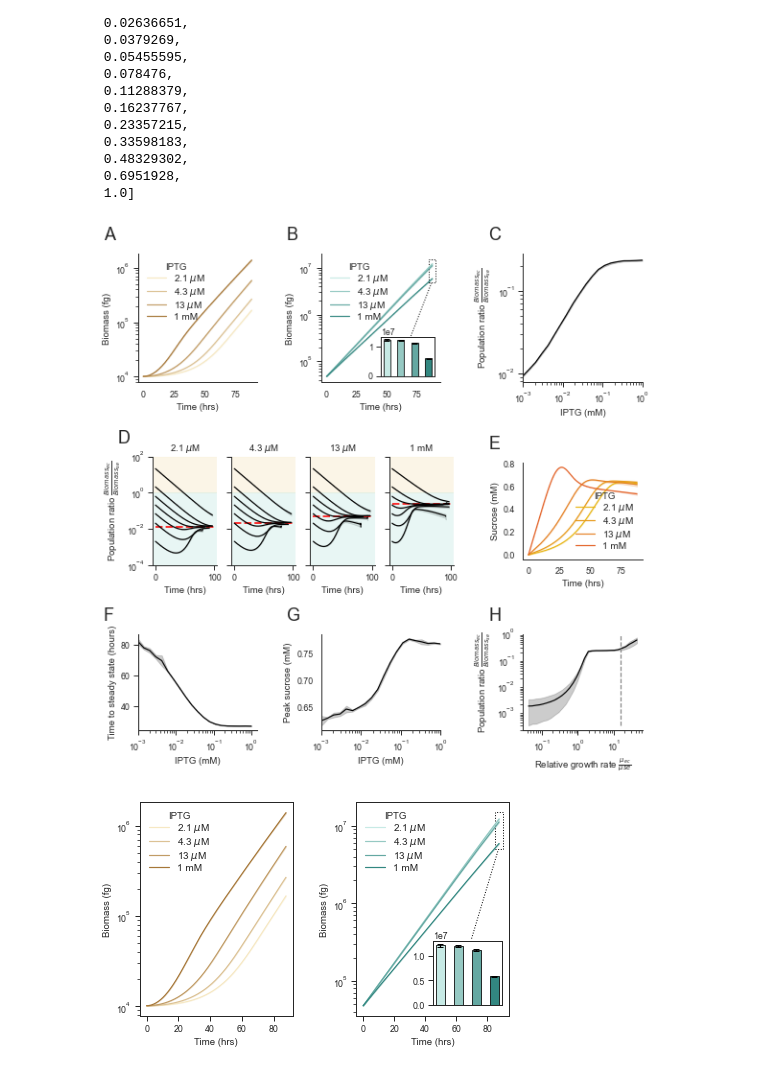
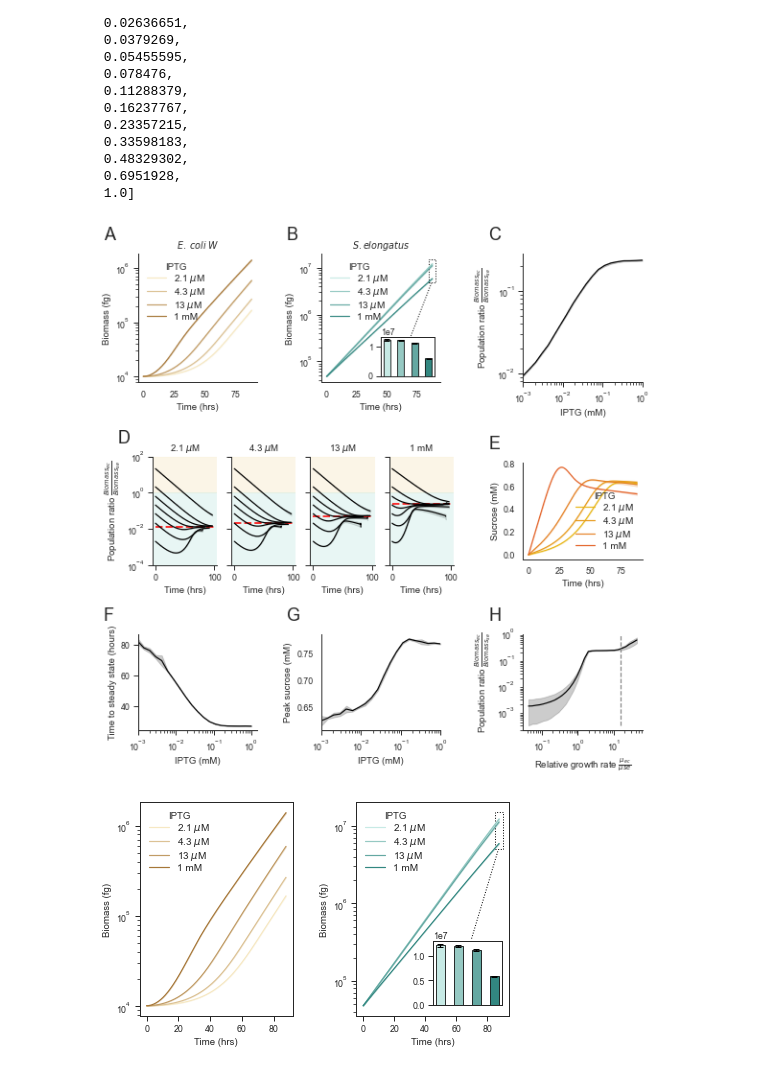
Before and after one commit to Jsakkos/nufeb-cyano-e-coli, a Jupyter notebook: notebooks/population-level dynamics.ipynb, the cells around one changed output. Cells and saved outputs as stored; diff of their text form; code cells hidden in the pictures.

Commit message:
Updated figures for poster

```diff
--- a/notebooks/population-level dynamics.ipynb
+++ b/notebooks/population-level dynamics.ipynb
@@ -238,6 +238,7 @@ ax1.set_xlabel('Time (hrs)')
 ax1.set_ylabel('Biomass (fg)')
 handles, _ = ax1.get_legend_handles_labels()
 
+ax1.set_title(r'$\it{E.}$ $\it{coli}$ $\it{W}$')
 ax1.legend(handles,labels,frameon=False,title='IPTG',fontsize=10,labelspacing=0.1)
 #ax1.legend([f'{x:.1e}' for x in ratios],frameon=False,title='IPTG (mM)')
 
@@ -278,6 +279,7 @@ axin1.tick_params(
 rect = patches.Rectangle((85, 5e6), 5, 1e7, linewidth=1, edgecolor='k', facecolor='none',ls=':')
 ax2.add_patch(rect)
 ax2.plot([70, 87], [3.5e5, 4.7e6],ls=':',color='k',linewidth=1)
+ax2.set_title(r'$\it{S. elongatus}$')
 # Population stability dynamics
 gs01 = gs0[1,:10].subgridspec(1,len(ratios))
 
@@ -356,35 +358,36 @@ ax7.set_xlim(1e-3,1e0)
 #
 ax8= fig.add_subplot(gs0[2, 10:])
 sns.lineplot(x='mu_ratio',y='Biomass_ratio',ci='sd',data=mu_df.loc[mu_df.IPTG==1],ax=ax8,color='k')
 #ax5.plot(dmu,Ratio2,marker='o',color='k')
 ax8.set(xscale="log")
 ax8.set(yscale="log")
 ax8.set_xlabel(r'Relative growth rate $\frac{\mu_{ec}}{\mu{se}}$')
 ax8.set_ylabel(r'Population ratio $\frac{Biomass_{ec}}{Biomass_{se}}$')
 ax8.plot([15.46,15.46],[3e-4,1e0], color='gray', linestyle='--')
 ax8.set_ylim(2e-4,1e0)
 # Steady state sucrose
 
 
 label_panel(ax1,'A')
 label_panel(ax2,'B')
 label_panel(ax3[0],'D')
 label_panel(ax4,'C')
 label_panel(ax5,'E')
 label_panel(ax6,'F')
 label_panel(ax7,'G')
 label_panel(ax8,'H')
 
 #label_panels(ax1[0],ax3[0],ax4,ax5,ax6,ax7,ax8,ax9, letters='ABCDEFGH')
 for ax in [ax7,ax8]:
     ax.tick_params(left=False)
 for ax in [ax1,ax2]:
     ax.tick_params(bottom=False)
 sns.despine()
 plt.show()
-#fig.savefig('../figures/Whole culture analysis V3.png',dpi=600)
+fig.savefig('../figures/Whole culture analysis V4.png',dpi=600)
+fig.savefig('../figures/Whole culture analysis V4.pdf',bbox_inches='tight')
 # %% [output]
-[figure, old version]
+[figure, new version]
 # %%
 fig = plt.figure(constrained_layout=True, figsize=(8,8))
 import matplotlib.patches as patches
```
Also changed, not shown: parts of 1 cell of this notebook, 18 other files.
